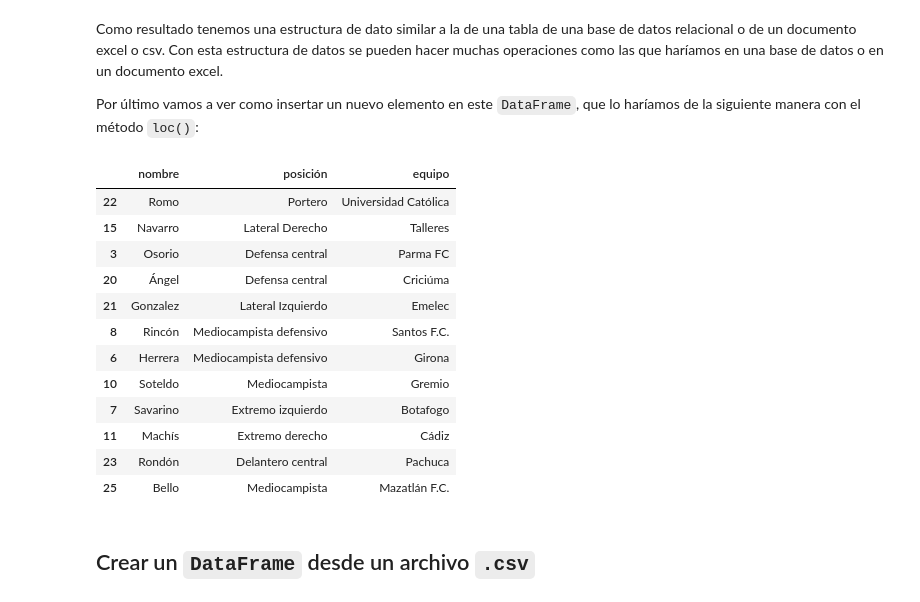
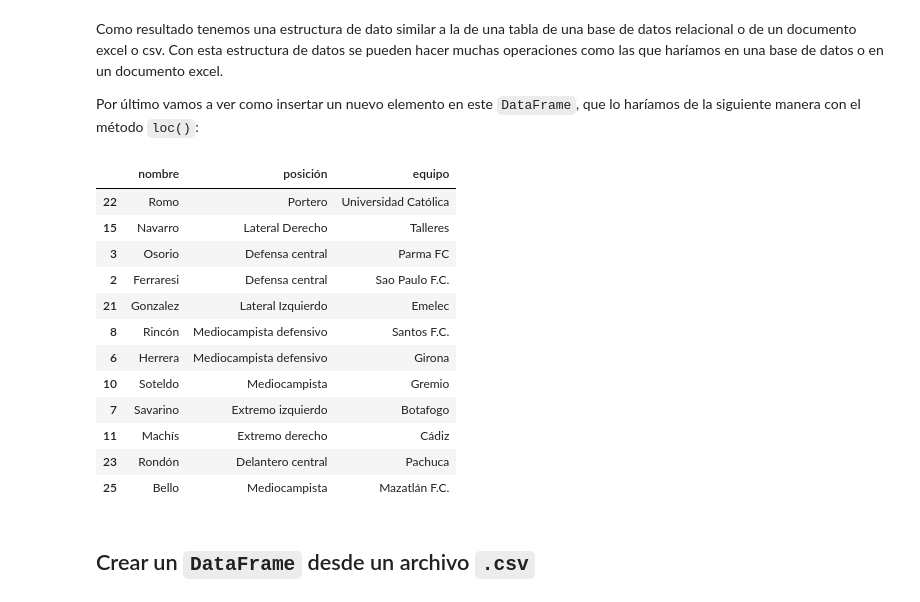
Before and after one commit to wladrod/AprendizajeAutomatico2024, a Jupyter notebook: notebooks/05-TutorialPandas.ipynb, the cells around one changed output. Cells and saved outputs as stored; diff of their text form; code cells hidden in the pictures.

```diff
--- a/notebooks/05-TutorialPandas.ipynb
+++ b/notebooks/05-TutorialPandas.ipynb
@@ -132,14 +132,14 @@ selecciónEspañola
 Por último vamos a ver como insertar un nuevo elemento en este `DataFrame`, que lo haríamos de la siguiente manera con el método `loc()`:
 # %%
 # Insertar un nuevo jugador
-selecciónEspañola.loc[25] = ['Bello', 'Mediocampista', 'Mazatlán F.C.']
-selecciónEspañola
+seleccionVenezuela.loc[25] = ['Bello', 'Mediocampista', 'Mazatlán F.C.']
+seleccionVenezuela
 # %% [output]
 |  | nombre | posición | equipo |
 | 22 | Romo | Portero | Universidad Católica |
 | 15 | Navarro | Lateral Derecho | Talleres |
 | 3 | Osorio | Defensa central | Parma FC |
-| 20 | Ángel | Defensa central | Criciúma |
+| 2 | Ferraresi | Defensa central | Sao Paulo F.C. |
 | 21 | Gonzalez | Lateral Izquierdo | Emelec |
 | 8 | Rincón | Mediocampista defensivo | Santos F.C. |
 | 6 | Herrera | Mediocampista defensivo | Girona |
```
Also changed, not shown: parts of 4 cells of this notebook, 19 other files.
